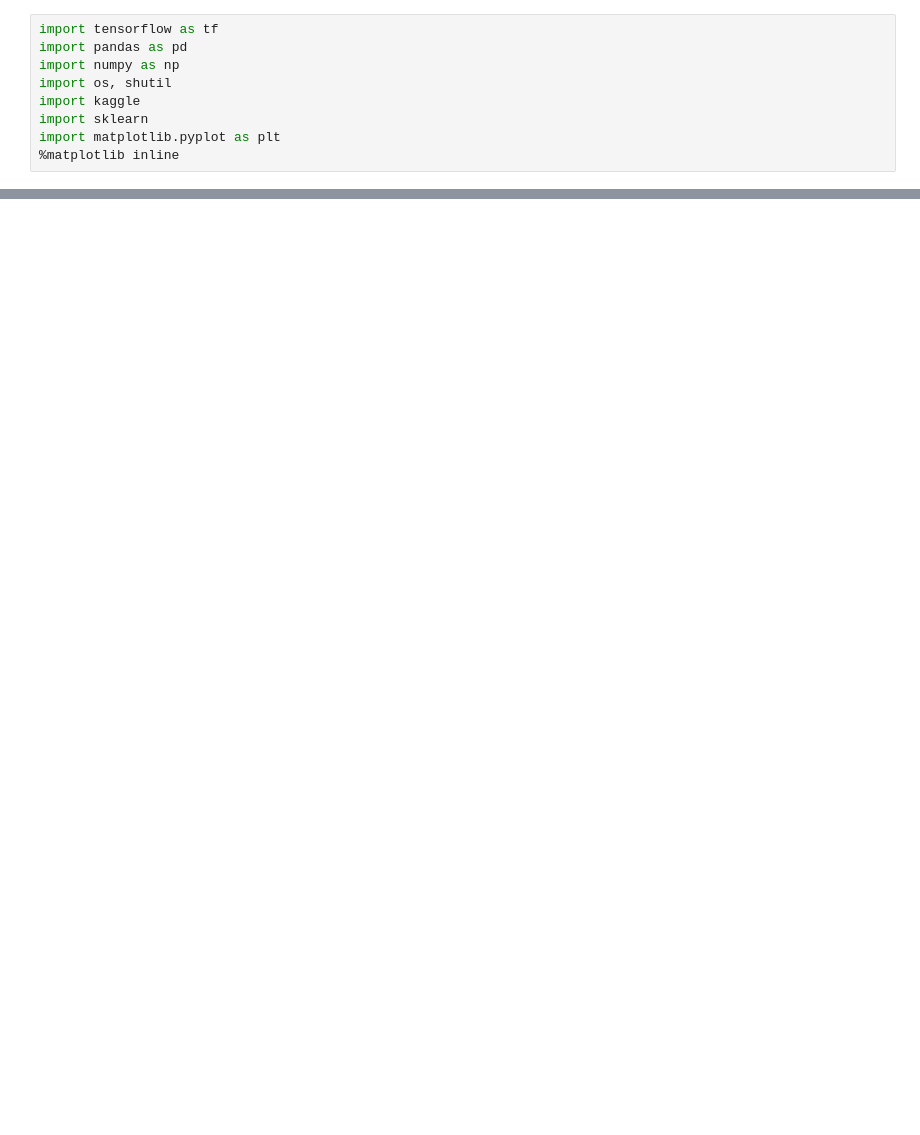
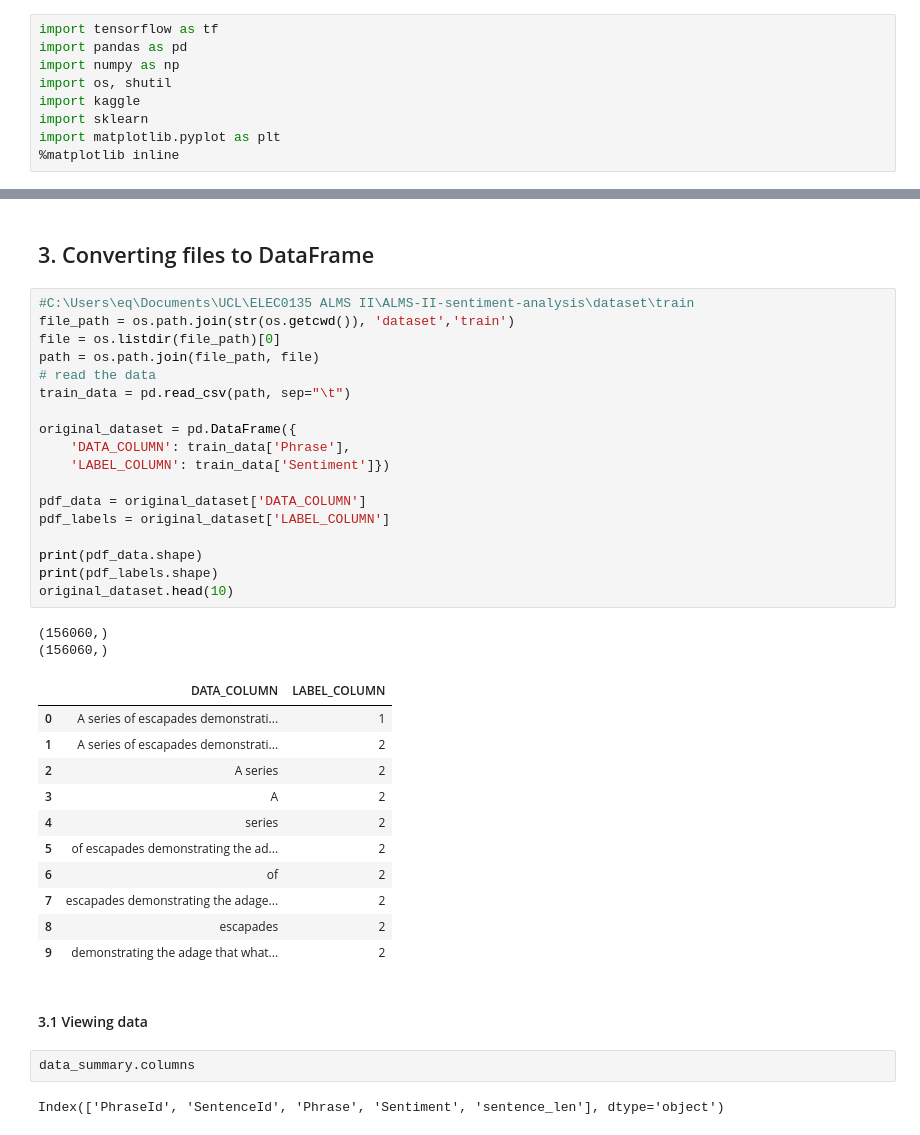
Before and after one commit to skauntey/ALMS-II-sentiment-analysis, a Jupyter notebook: ALMS_Model1_250421.ipynb, the cells around one changed output, grey strips where cells are left out. Drawn from its saved outputs; the diff is of its cells as text; blank space fills up the shorter version.

```diff
--- a/ALMS_Model1_250421.ipynb
+++ b/ALMS_Model1_250421.ipynb
@@ -351,0 +130,40 @@ print('Test set\n  Loss: {:0.3f}\n  Accuracy: {:0.3f}'.format(accr[0],accr[1]))
+# %% [markdown]
+## 3. Converting files to DataFrame
+# %%
+#C:\Users\eq\Documents\UCL\ELEC0135 ALMS II\ALMS-II-sentiment-analysis\dataset\train
+file_path = os.path.join(str(os.getcwd()), 'dataset','train')
+file = os.listdir(file_path)[0]
+path = os.path.join(file_path, file)
+# read the data
+train_data = pd.read_csv(path, sep="\t")
+
+original_dataset = pd.DataFrame({
+    'DATA_COLUMN': train_data['Phrase'],
+    'LABEL_COLUMN': train_data['Sentiment']})
+
+pdf_data = original_dataset['DATA_COLUMN']
+pdf_labels = original_dataset['LABEL_COLUMN']
+
+print(pdf_data.shape)
+print(pdf_labels.shape)
+original_dataset.head(10)
+# %% [output]
+(156060,)
+(156060,)
+|  | DATA_COLUMN | LABEL_COLUMN |
+| 0 | A series of escapades demonstrati... | 1 |
+| 1 | A series of escapades demonstrati... | 2 |
+| 2 | A series | 2 |
+| 3 | A | 2 |
+| 4 | series | 2 |
+| 5 | of escapades demonstrating the ad... | 2 |
+| 6 | of | 2 |
+| 7 | escapades demonstrating the adage... | 2 |
+| 8 | escapades | 2 |
+| 9 | demonstrating the adage that what... | 2 |
+# %% [markdown]
+#### 3.1 Viewing data
+# %%
+data_summary.columns
+# %% [output]
+Index(['PhraseId', 'SentenceId', 'Phrase', 'Sentiment', 'sentence_len'], dtype='object')
```
Also changed, not shown: parts of 56 cells of this notebook, 5 other files.
